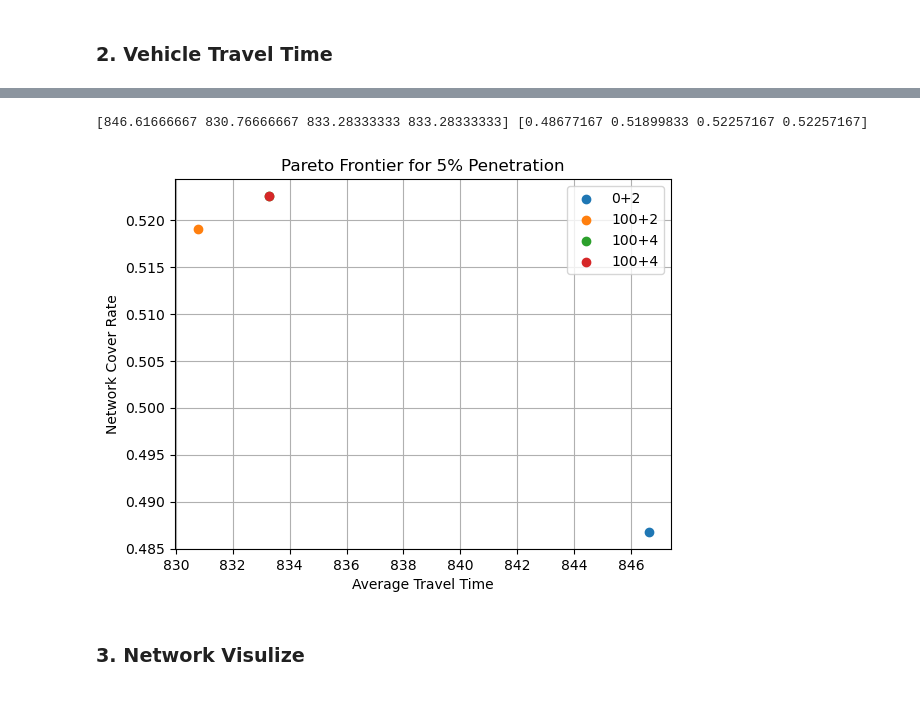
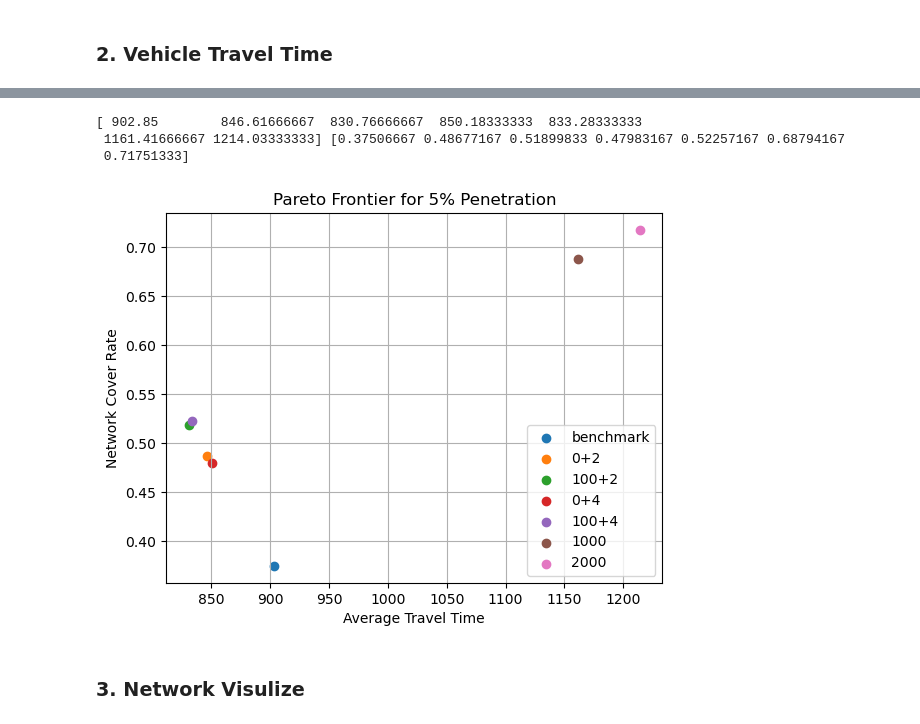
Before and after one commit to Dylan-Wyl10/RoboSense, a Jupyter notebook: analysis/dataAnalysis.ipynb, the cells around one changed output, grey strips where cells are left out. Cells and saved outputs as stored; diff of their text form; code cells hidden in the pictures.

```diff
--- a/analysis/dataAnalysis.ipynb
+++ b/analysis/dataAnalysis.ipynb
@@ -47,4 +47,4 @@ def drawTimeSpace(table):
 
     return linkTime_cover
 # %%
-# LT_ben = drawTimeSpace(cover_ben)
+LT_ben = drawTimeSpace(cover_ben)
@@ -69,4 +72,4 @@ LT_4 = drawTimeSpace(cover_4)
 cover rate is: 0.5225716666666667
 [figure]
 # %%
-# LT_5 = drawTimeSpace(cover_5)
+LT_5 = drawTimeSpace(cover_5)
@@ -73,2 +79,2 @@ cover rate is: 0.5225716666666667
 # %%
-# LT_6 = drawTimeSpace(cover_6)
+LT_6 = drawTimeSpace(cover_6)
@@ -84,13 +93,13 @@ def getTravelTime(table, max_veh_num):
 # %%
 max_veh = 60
 # getTravelTime(cover_ben, max_veh),
-travelTime_list = [
+travelTime_list = [getTravelTime(cover_ben, max_veh),
                    getTravelTime(cover_1, max_veh),
                    getTravelTime(cover_2, max_veh),
                    getTravelTime(cover_3, max_veh),
-                   getTravelTime(cover_4, max_veh),]
-#                    getTravelTime(cover_5, max_veh),
-#                    getTravelTime(cover_6, max_veh),]
+                   getTravelTime(cover_4, max_veh),
+                   getTravelTime(cover_5, max_veh),
+                   getTravelTime(cover_6, max_veh),]
 veh_list = ['{}'.format(str(i+1)) for i in range(max_veh)]
 total_width, n = 1, len(travelTime_list)
 width = total_width/n
@@ -107,28 +116,30 @@ plt.show()
 # %%
 tt_mean = np.mean(np.array(travelTime_list),axis=1)  # travel time
 
 # np.sum(LT_ben)/LT_ben.size,
-cover_mean = np.array([
+cover_mean = np.array([np.sum(LT_ben)/LT_ben.size,
                        np.sum(LT_1)/LT_1.size,
                        np.sum(LT_2)/LT_2.size,
                        np.sum(LT_3)/LT_3.size,
-                       np.sum(LT_4)/LT_4.size,])
-#                        np.sum(LT_5)/LT_5.size,
-#                        np.sum(LT_6)/LT_6.size])
+                       np.sum(LT_4)/LT_4.size,
+                       np.sum(LT_5)/LT_5.size,
+                       np.sum(LT_6)/LT_6.size])
 alpha_list = [0, 100, 300, 500, 1000, 2000]
-deroute_list = ['0+2', '100+2', '100+4', '100+4']
+deroute_list = ['benchmark', '0+2', '100+2', '0+4', '100+4', '1000', '2000']
 for i in range(tt_mean.shape[0]):
     plt.scatter(tt_mean[i], cover_mean[i], label = str(deroute_list[i]))
 #     plt.scatter(tt_mean[i], cover_mean[i], label = '$\u03B1_{2}$'+"="+ str(alpha_list[i]))
-plt.legend(loc=1)
+plt.legend(loc=4)
 plt.xlabel('Average Travel Time')
 plt.ylabel('Network Cover Rate')
 plt.title('Pareto Frontier for 5% Penetration')
 plt.grid()
 print(tt_mean, cover_mean)
 # %% [output]
-[846.61666667 830.76666667 833.28333333 833.28333333] [0.48677167 0.51899833 0.52257167 0.52257167]
+[ 902.85        846.61666667  830.76666667  850.18333333  833.28333333
+ 1161.41666667 1214.03333333] [0.37506667 0.48677167 0.51899833 0.47983167 0.52257167 0.68794167
+ 0.71751333]
-[figure, old version]
+[figure, new version]
 # %% [markdown]
 ### 3. Network Visulize
 # %%
```
Also changed, not shown: parts of 32 cells of this notebook.
